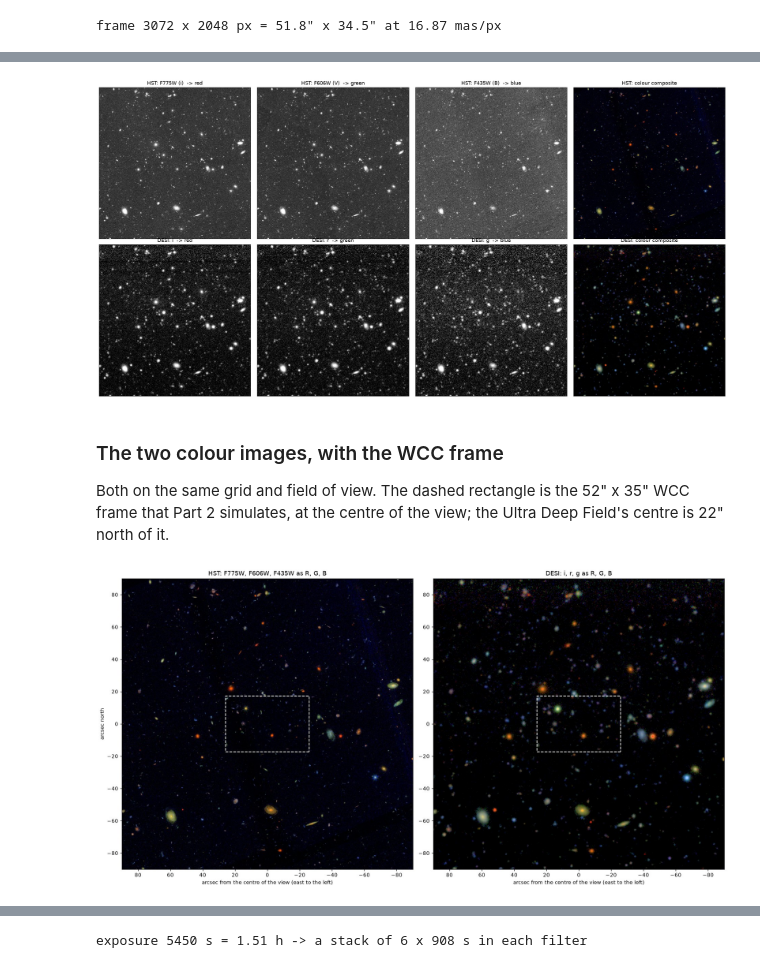
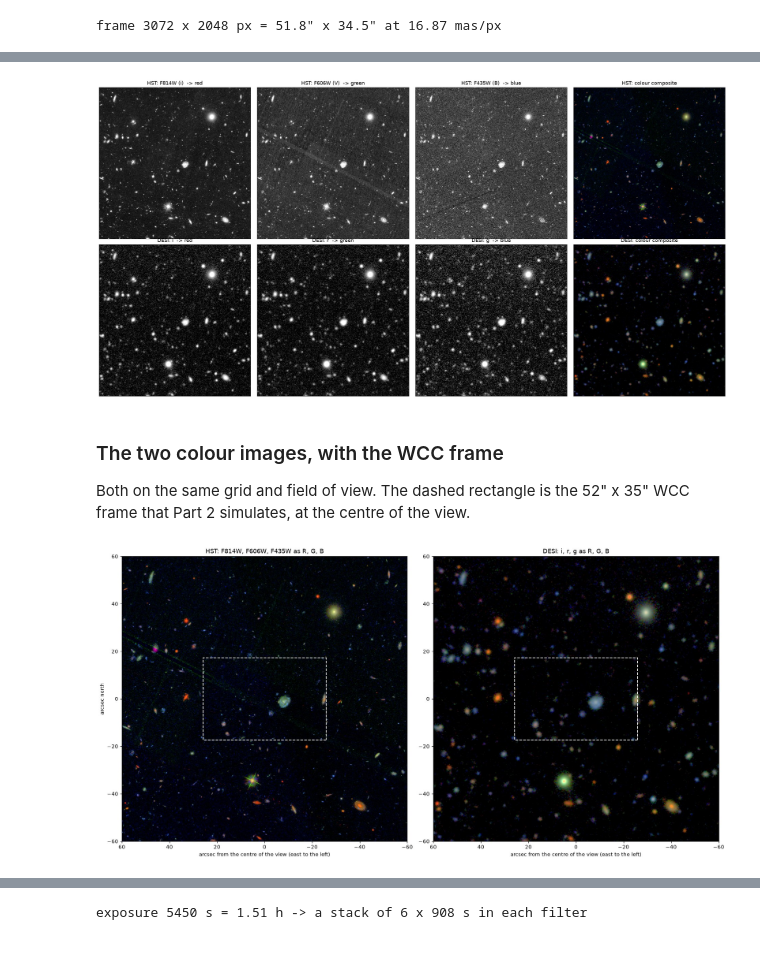
Before and after one commit to virajpandya/wcc-sim, a Jupyter notebook: notebooks/13_galaxy_field_hst_desi_wcc.ipynb, the cells around one changed output, grey strips where cells are left out. Cells and saved outputs as stored; diff of their text form; code cells hidden in the pictures.

```diff
--- a/notebooks/13_galaxy_field_hst_desi_wcc.ipynb
+++ b/notebooks/13_galaxy_field_hst_desi_wcc.ipynb
@@ -46,6 +48,6 @@ The WCC detector as a 52" x 35" subarray, centred on a point of GOODS-South 22"
 # %%
 FIELD = "goods-s"
-RA, DEC = 53.1625, -27.79755             # the centre of the 3' view and of the WCC frame
+RA, DEC = 53.09467, -27.81422             # the centre of the 2' view and of the WCC frame
 SENSORFILTER = "zwo:r"                   # the detector geometry; all three filters share it
 SHAPE = (2048, 3072)                     # WCC subarray (ny, nx): 51.8" x 34.5"
 CACHE = "ls_cache"
@@ -82,6 +84,6 @@ Every band is converted to nanomaggies per arcsec^2 (an AB flux density; the HST
 north-up 60 mas pixel grid (the ACS bands are binned 2 x 2).
 # %%
-FOV = 180.0                                      # arcsec: 3' x 3'
+FOV = 120.0                                      # arcsec: 2' x 2'
 
 def bin_wcs(wcs, n):
     """WCS of an image binned n x n."""
@@ -94,20 +96,25 @@ def bin_wcs(wcs, n):
     return out
 
 t0 = time.perf_counter()
-hst_cut = {band: gc.fetch_goods_cutout(RA, DEC, FOV, FOV, band, field=FIELD, cache_dir=CACHE)       # (data, wcs, zero point, header), 30 mas
-           for band in ("f435w", "f606w", "f775w")}
+hst_cut = {"f435w": gc.fetch_goods_cutout(RA, DEC, FOV, FOV, "f435w", field=FIELD, cache_dir=CACHE)}       # (data, wcs, zero point, header), 30 mas
+hst_cut.update({band: cc.fetch_candels_cutout(RA, DEC, FOV, FOV, band, field=FIELD, cache_dir=CACHE,
+                                                max_download_mb=2000) for band in ("f606w", "f814w")})
 print(f"HST cutouts {hst_cut['f606w'][0].shape} in {time.perf_counter() - t0:.0f} s (cached reads are instant)")
 
 grid_wcs = bin_wcs(hst_cut["f606w"][1], 2)                       # the 60 mas north-up grid of every band below
 grid_shape = (hst_cut["f606w"][0].shape[0] // 2, hst_cut["f606w"][0].shape[1] // 2)
 bin2 = lambda a: a[:grid_shape[0] * 2, :grid_shape[1] * 2].reshape(grid_shape[0], 2, grid_shape[1], 2).mean(axis=(1, 3))
-hst_bands = {band: bin2(nanomaggies(data, zp, 0.030)) for band, (data, wcs, zp, _) in hst_cut.items()}
+hst_bands = {band: bin2(nanomaggies(data, zp, 0.030)) for band, (data, wcs, zp, _) in hst_cut.items() if band != "f435w"}   # the CANDELS bands share a grid
+d435, w435, zp435, _ = hst_cut["f435w"]                          # the GOODS F435W mosaic is on a different 30 mas grid: bin it, then put it on the common one
+n435 = (d435.shape[0] // 2 * 2, d435.shape[1] // 2 * 2)
+b435 = nanomaggies(d435[:n435[0], :n435[1]], zp435, 0.030).reshape(n435[0] // 2, 2, n435[1] // 2, 2).mean(axis=(1, 3))
+hst_bands["f435w"] = regrid(b435, bin_wcs(w435, 2), grid_wcs, grid_shape)
 
 t0 = time.perf_counter()
 desi_bands = {}
 for band in "gri":
-    data, wcs = lsm.fetch_ls_cutout(RA, DEC, FOV, layer="ls-dr10", band=band, npix=700)        # 0.26"/px
-    desi_bands[band] = regrid(data / (FOV / 700) ** 2, wcs, grid_wcs, grid_shape)
+    data, wcs = lsm.fetch_ls_cutout(RA, DEC, FOV, layer="ls-dr10", band=band, npix=466)        # 0.26"/px
+    desi_bands[band] = regrid(data / (FOV / 466) ** 2, wcs, grid_wcs, grid_shape)
 print(f"DESI g, r, i cutouts in {time.perf_counter() - t0:.0f} s")
 print("data in the whole grid:", {k: f"{np.mean(np.isfinite(v)):.0%}" for k, v in {**hst_bands, **desi_bands}.items()})
 # %% [output]
@@ -147,13 +154,13 @@ def own_stretch(img, soft=20.0, hi_pct=99.7):
     lo, hi = med - 0.5 * sig, np.nanpercentile(img[good], hi_pct)
     return np.clip(np.arcsinh((np.nan_to_num(img, nan=lo) - lo) / (hi - lo) * soft) / np.arcsinh(soft), 0, 1)
 
-hst_rgb = colour_image(hst_bands["f775w"], hst_bands["f606w"], hst_bands["f435w"], stretch_sigma=STRETCH_HST)
+hst_rgb = colour_image(hst_bands["f814w"], hst_bands["f606w"], hst_bands["f435w"], stretch_sigma=STRETCH_HST)
 desi_rgb = colour_image(desi_bands["i"], desi_bands["r"], desi_bands["g"], stretch_sigma=STRETCH_DESI)      # DESI's colours are noisier: a gentler stretch
 
 # the ingredients of each composite (each band on its own stretch), then the result
 half = FOV / 2
 fig, axes = plt.subplots(2, 4, figsize=(21, 10.6))
-rows = (("HST", (hst_bands["f775w"], "F775W (i)  -> red"), (hst_bands["f606w"], "F606W (V)  -> green"), (hst_bands["f435w"], "F435W (B)  -> blue"), hst_rgb),
+rows = (("HST", (hst_bands["f814w"], "F814W (i)  -> red"), (hst_bands["f606w"], "F606W (V)  -> green"), (hst_bands["f435w"], "F435W (B)  -> blue"), hst_rgb),
         ("DESI", (desi_bands["i"], "i  -> red"), (desi_bands["r"], "r  -> green"), (desi_bands["g"], "g  -> blue"), desi_rgb))
 for row, (name, *bands, rgb) in zip(axes, rows):
     for ax, (img, label) in zip(row[:3], bands):
@@ -165,19 +172,19 @@ for row, (name, *bands, rgb) in zip(axes, rows):
         ax.invert_xaxis(); ax.set_xticks([]); ax.set_yticks([])
 fig.tight_layout()
 # %% [output]
-[figure, old version]
+[figure, new version]
 # %% [markdown]
 ### The two colour images, with the WCC frame
 
-Both on the same grid and field of view. The dashed rectangle is the 52" x 35" WCC frame that Part 2 simulates, at the centre of the view; the Ultra Deep Field's centre is 22" north of it.
+Both on the same grid and field of view. The dashed rectangle is the 52" x 35" WCC frame that Part 2 simulates, at the centre of the view.
 # %%
 fig, axes = plt.subplots(1, 2, figsize=(17, 8.4))
-for ax, (rgb, title) in zip(axes, ((hst_rgb, "HST: F775W, F606W, F435W as R, G, B"), (desi_rgb, "DESI: i, r, g as R, G, B"))):
+for ax, (rgb, title) in zip(axes, ((hst_rgb, "HST: F814W, F606W, F435W as R, G, B"), (desi_rgb, "DESI: i, r, g as R, G, B"))):
     ax.imshow(rgb, origin="lower", extent=(-half, half, -half, half))
     ax.add_patch(Rectangle((-width / 2, -height / 2), width, height, fill=False, ec="w", lw=1.4, ls="--"))
     ax.set_title(title); ax.set_xlabel("arcsec from the centre of the view (east to the left)"); ax.invert_xaxis()
 axes[0].set_ylabel("arcsec north")
 fig.tight_layout()
 # %% [output]
-[figure, old version]
+[figure, new version]
 # %% [markdown]
```
Also changed, not shown: parts of 14 cells of this notebook.
